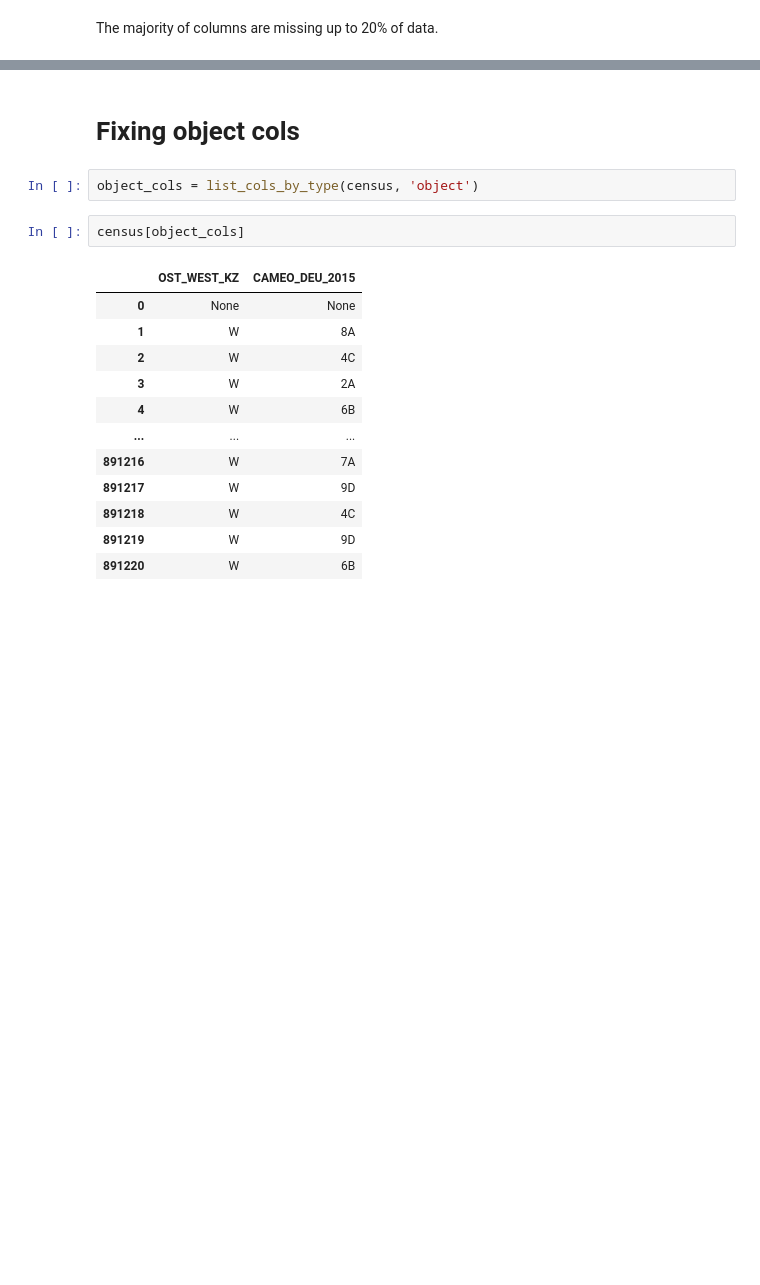
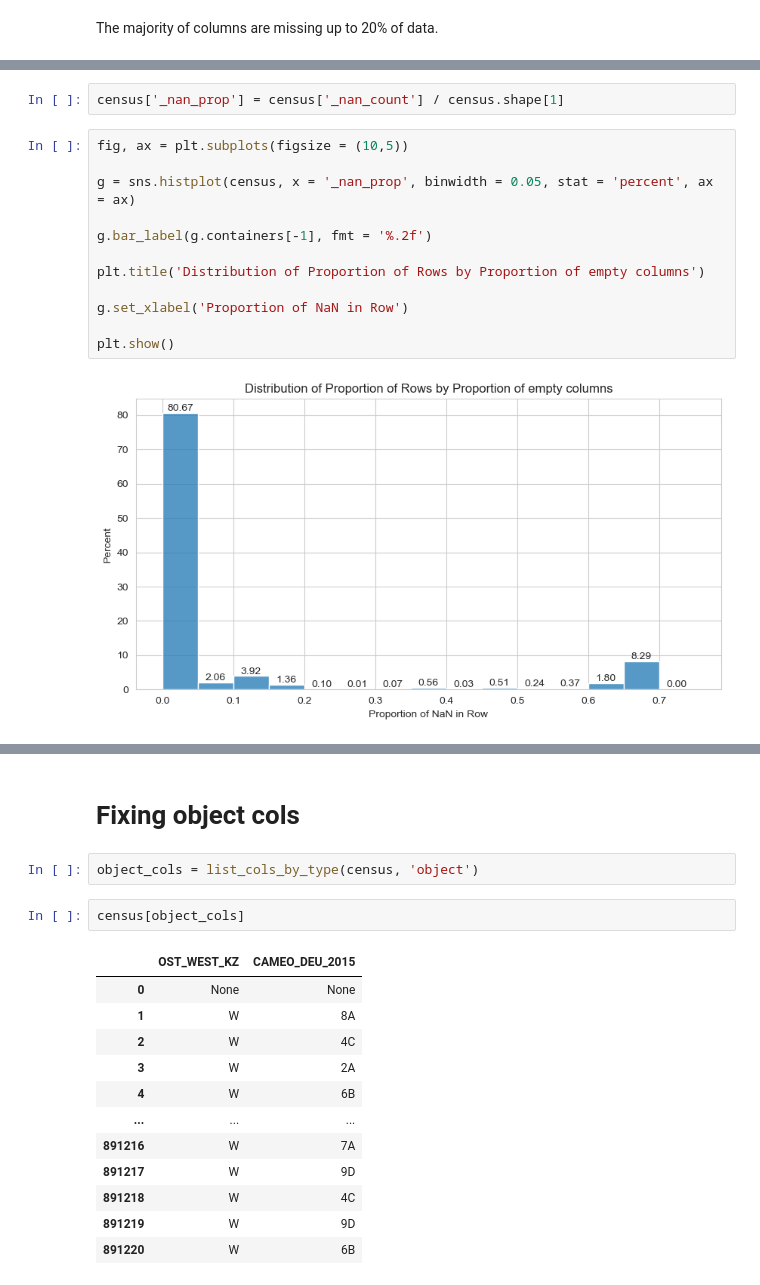
Before and after one commit to bglucca/ArvatoCustomerSegmentation, a Jupyter notebook: 02_demographic_preprocessing.ipynb, the cells around one changed output, grey strips where cells are left out. Saved outputs shown, nothing was run; the diff lists cells and outputs as text; blank space fills up the shorter version.

```diff
--- a/02_demographic_preprocessing.ipynb
+++ b/02_demographic_preprocessing.ipynb
@@ -61,0 +121,16 @@ The majority of columns are missing up to 20% of data.
+# %%
+census['_nan_prop'] = census['_nan_count'] / census.shape[1]
+# %%
+fig, ax = plt.subplots(figsize = (10,5))
+
+g = sns.histplot(census, x = '_nan_prop', binwidth = 0.05, stat = 'percent', ax = ax)
+
+g.bar_label(g.containers[-1], fmt = '%.2f')
+
+plt.title('Distribution of Proportion of Rows by Proportion of empty columns')
+
+g.set_xlabel('Proportion of NaN in Row')
+
+plt.show()
+# %% [output]
+[figure, added]
```
Also changed, not shown: parts of 52 cells of this notebook, 2 other files.
